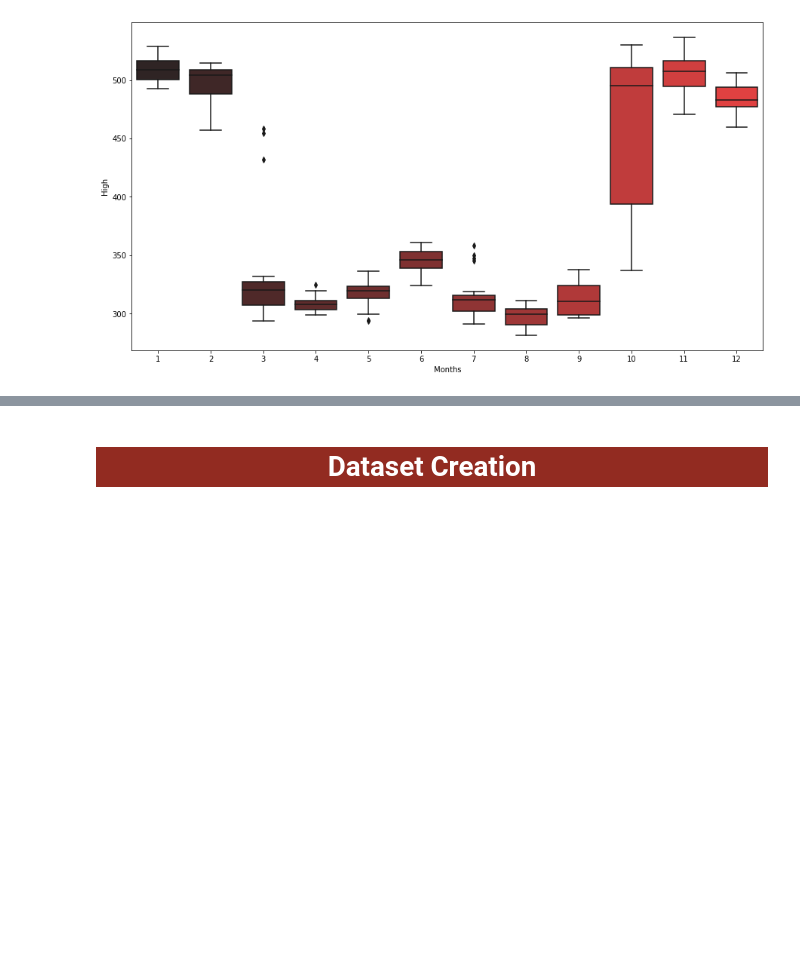
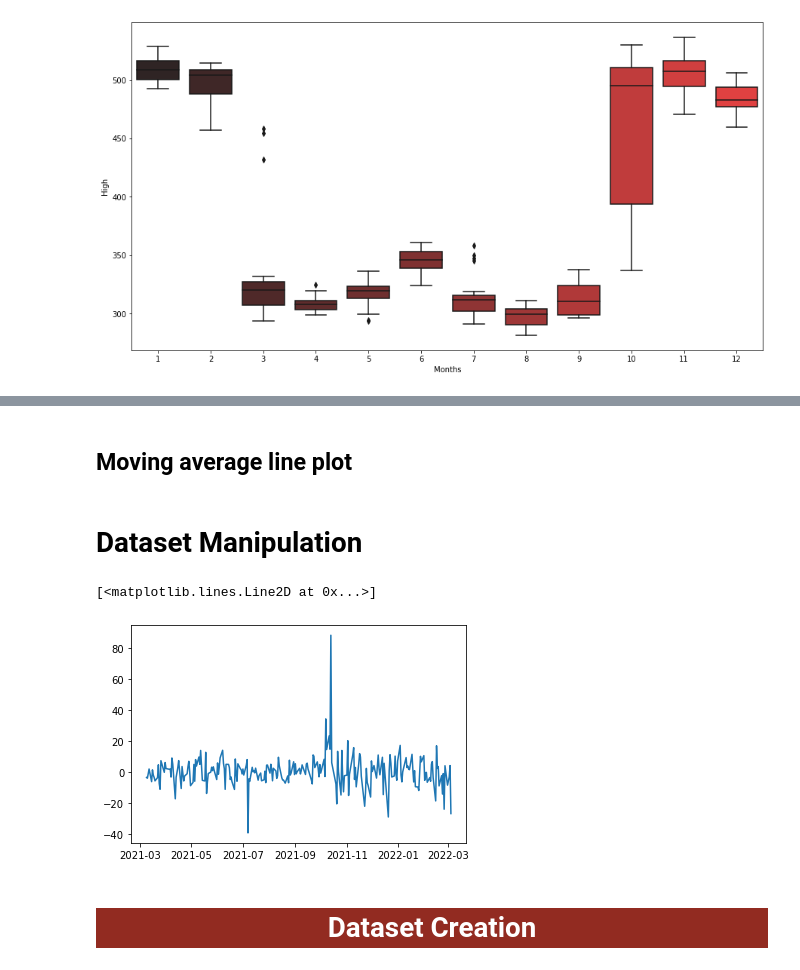
Before and after one commit to piyumaha12/Stock_Prediction, a Jupyter notebook: Program/yfinance_EDA_and_Feature_Engineering.ipynb, the cells around one changed output, grey strips where cells are left out. Cells and saved outputs as stored; diff of their text form; code cells hidden in the pictures; blank space fills up the shorter version.

```diff
--- a/Program/yfinance_EDA_and_Feature_Engineering.ipynb
+++ b/Program/yfinance_EDA_and_Feature_Engineering.ipynb
@@ -390,3 +392,9 @@ fig.add_trace(go.Histogram(x = tatamotors_1year.High, name= 'High'))
 fig.show()
 # %%
 px.histogram(x = tatamotors_1year.Open)
+# %% [markdown]
+## Moving average line plot
+# %%
+tatamotors_1year['Moving_avg_2'] = tatamotors_1year.High.rolling(2).mean()
+tatamotors_1year['Moving_avg_5'] = tatamotors_1year.High.rolling(5).mean()
+tatamotors_1year['Moving_avg_10'] = tatamotors_1year.High.rolling(10).mean()
@@ -392,0 +406,7 @@ px.histogram(x = tatamotors_1year.Open)
+# %% [markdown]
+# Dataset Manipulation
+# %%
+plt.plot(tatamotors_1year.High.diff(1))
+# %% [output]
+[<matplotlib.lines.Line2D at 0x...>]
+[figure, added]
```
Also changed, not shown: parts of 4 cells of this notebook, 7 other files.
